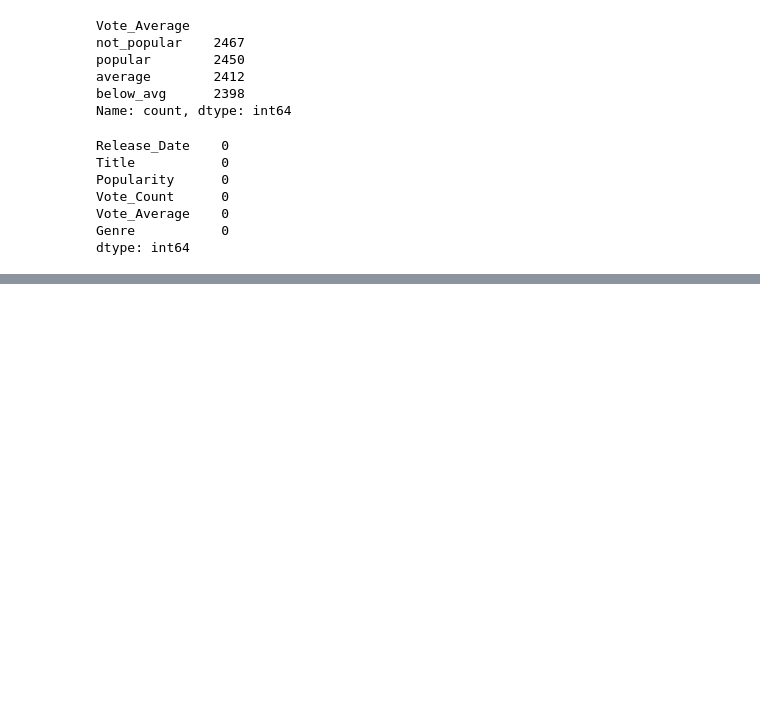
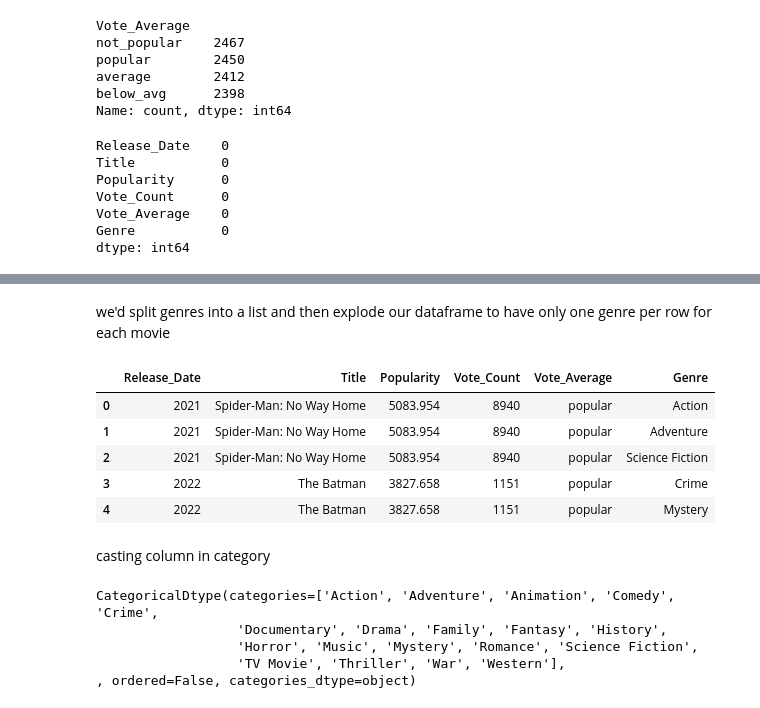
Before and after one commit to mohsinkhan60/data_science, a Jupyter notebook: movie_data_analysis.ipynb, the cells around one changed output, grey strips where cells are left out. Saved outputs shown, nothing was run; the diff lists cells and outputs as text; code cells hidden in the pictures; blank space fills up the shorter version.

```diff
--- a/movie_data_analysis.ipynb
+++ b/movie_data_analysis.ipynb
@@ -148,0 +158,24 @@ dtype: int64
+# %% [markdown]
+we'd split genres into a list and then explode our dataframe to have only one genre per row for each movie
+# %%
+df['Genre'] = df['Genre'].str.split(', ')
+df = df.explode('Genre').reset_index(drop=True)
+df.head()
+# %% [output]
+|  | Release_Date | Title | Popularity | Vote_Count | Vote_Average | Genre |
+| 0 | 2021 | Spider-Man: No Way Home | 5083.954 | 8940 | popular | Action |
+| 1 | 2021 | Spider-Man: No Way Home | 5083.954 | 8940 | popular | Adventure |
+| 2 | 2021 | Spider-Man: No Way Home | 5083.954 | 8940 | popular | Science Fiction |
+| 3 | 2022 | The Batman | 3827.658 | 1151 | popular | Crime |
+| 4 | 2022 | The Batman | 3827.658 | 1151 | popular | Mystery |
+# %% [markdown]
+casting column in category
+# %%
+df['Genre'] = df['Genre'].astype('category')
+df['Genre'].dtypes
+# %% [output]
+CategoricalDtype(categories=['Action', 'Adventure', 'Animation', 'Comedy', 'Crime',
+                  'Documentary', 'Drama', 'Family', 'Fantasy', 'History',
+                  'Horror', 'Music', 'Mystery', 'Romance', 'Science Fiction',
+                  'TV Movie', 'Thriller', 'War', 'Western'],
+, ordered=False, categories_dtype=object)
```
Also changed, not shown: parts of 8 cells of this notebook.
